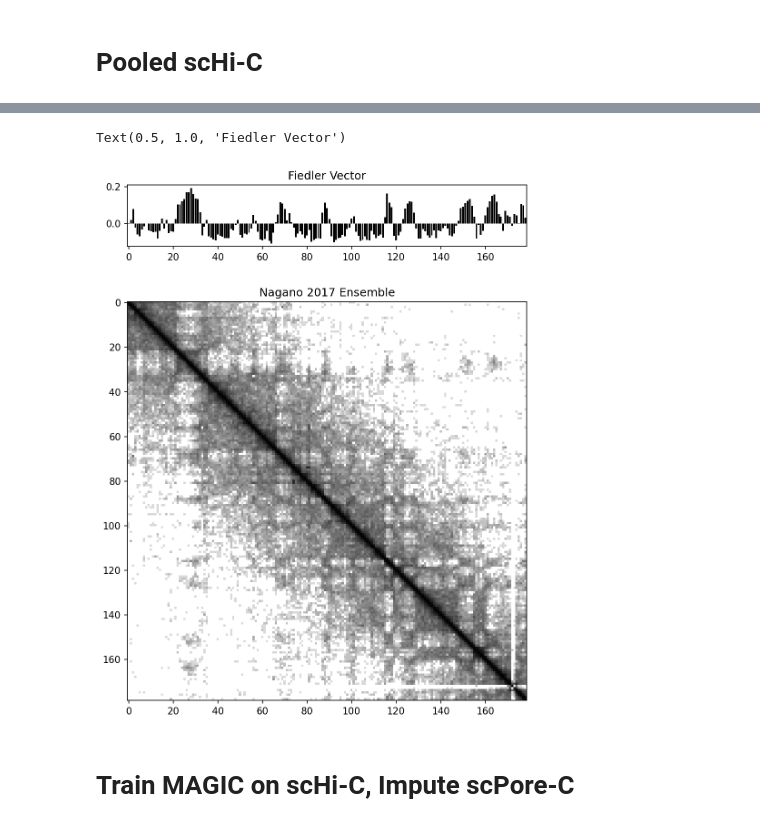
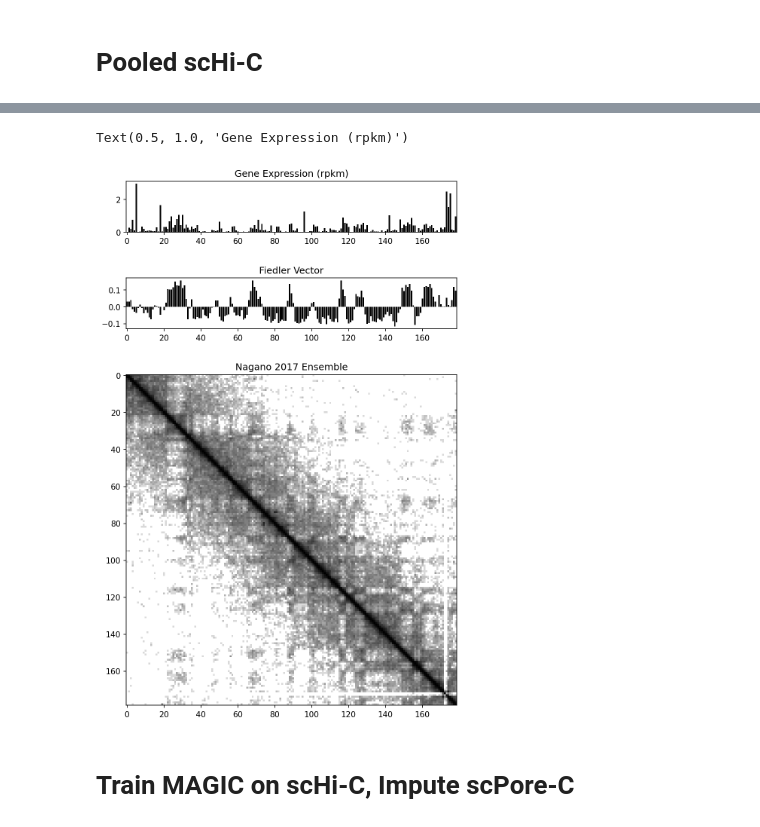
Before and after one commit to CooperStansbury/scPoreC-analysis, a Jupyter notebook: notebooks/fullyConnectLaplacian1mb-Copy1.ipynb, the cells around one changed output, grey strips where cells are left out. Cells and saved outputs as stored; diff of their text form; code cells hidden in the pictures.

```diff
--- a/notebooks/fullyConnectLaplacian1mb-Copy1.ipynb
+++ b/notebooks/fullyConnectLaplacian1mb-Copy1.ipynb
@@ -58,3 +58,7 @@ chromOrder
  'chr19',
  'chrX',
  'chrY']
+# %%
+filepath = "filtered_data/nagano2017rpkm1Mb.csv"
+rna = pd.read_csv(filepath)
+print(f"{rna.shape=}")
@@ -396,15 +402,9 @@ runId='run01' fiedlerNumber=0.1581
 # %%
 for runId, A in matricesCh2.items():
 
-#     impute
+    # impute
     Ahat = imputation.imputeEdges(A, tau, method=4, return_scores=False)
-
     Anormed = pcu.normalizeToeplitz(Ahat)
-
-    Acorr = np.corrcoef(Anormed)
-    u, s, vh = np.linalg.svd(Acorr)
-
-    pc1 = u[:, 0]
 
     # get Laplacian
     L = csgraph.laplacian(Anormed, normed=True)
@@ -422,7 +422,6 @@ for runId, A in matricesCh2.items():
     hicPlotSize = [left, bottom, width, height]
     newBottom = bottom + 0.69 + spacing
     barPlotSize = [left, newBottom, width, 0.1]
-    barPlotSize2 = [left, newBottom + 0.14 + spacing, width, 0.1]
 
     fig = plt.figure()
 
@@ -436,14 +435,9 @@ for runId, A in matricesCh2.items():
 
     ax1.legend(handles=legend_elements)
 
-
     ax2 = fig.add_axes(barPlotSize, sharex=ax1)
-    ax2.bar(range(len(pc1)), pc1, color='k')
-    ax2.set_title(f'Principal Eigenvector')
-
-    ax3 = fig.add_axes(barPlotSize2, sharex=ax1)
-    ax3.bar(range(len(fiedlerVector)), fiedlerVector, color='k')
-    ax3.set_title(f'Fiedler Vector')
+    ax2.bar(range(len(fiedlerVector)), fiedlerVector, color='k')
+    ax2.set_title(f'Fiedler Vector')
 
 
     break
@@ -967,44 +977,54 @@ sampleKeys = np.random.choice(list(hic.keys()), n, replace=False)
 for key in sampleKeys:
     Apool += hic[key]
 
-Apool = pcu.dropZeroRows(Apool, threshold=100)
+Apool, rmInd = pcu.dropZeroRows(Apool, threshold=100, return_ind=True)
 Anormed = pcu.normalizeToeplitz(Apool)
 
 
 # get Laplacian
 L = csgraph.laplacian(Anormed, normed=True)
 w, v = np.linalg.eigh(L)
 
 fIndx = 1 # second position
 
 fiedlerNumber = w[fIndx]
 fiedlerVector = v[:, fIndx]
 
 left, width = 0.1, 0.65
 bottom, height = 0.1, 0.65
 spacing = 0.05
 
 hicPlotSize = [left, bottom, width, height]
 newBottom = bottom + 0.69 + spacing
 barPlotSize = [left, newBottom, width, 0.1]
+barPlotSize2 = [left, newBottom + 0.14 + spacing, width, 0.1]
 
 fig = plt.figure()
 
 ax1 = fig.add_axes(hicPlotSize)
 
 Aplot = np.where(Apool > 0, np.log(Apool), Apool)
 # Aplot = Apool
 
 ax1.imshow(Aplot, cmap='binary')
 ax1.set_title(f'Nagano 2017 Ensemble')
 
 
-ax3 = fig.add_axes(barPlotSize, sharex=ax1)
-ax3.bar(range(len(fiedlerVector)), fiedlerVector, color='k')
-ax3.set_title(f'Fiedler Vector')
+ax2 = fig.add_axes(barPlotSize, sharex=ax1)
+ax2.bar(range(len(fiedlerVector)), fiedlerVector, color='k')
+ax2.set_title(f'Fiedler Vector')
+
+
+# remove the dropped bins
+rpkm = rna['rpkm'].to_numpy()
+rpkm = np.delete(rpkm, rmInd)
+
+ax3 = fig.add_axes(barPlotSize2, sharex=ax1)
+ax3.bar(range(len(fiedlerVector)), rpkm, color='k')
+ax3.set_title(f'Gene Expression (rpkm)')
 # %% [output]
-Text(0.5, 1.0, 'Fiedler Vector')
+Text(0.5, 1.0, 'Gene Expression (rpkm)')
-[figure, old version]
+[figure, new version]
 # %% [markdown]
 # Train MAGIC on scHi-C, Impute scPore-C
 # %%
```
Also changed, not shown: parts of 11 cells of this notebook, 5 other files.
